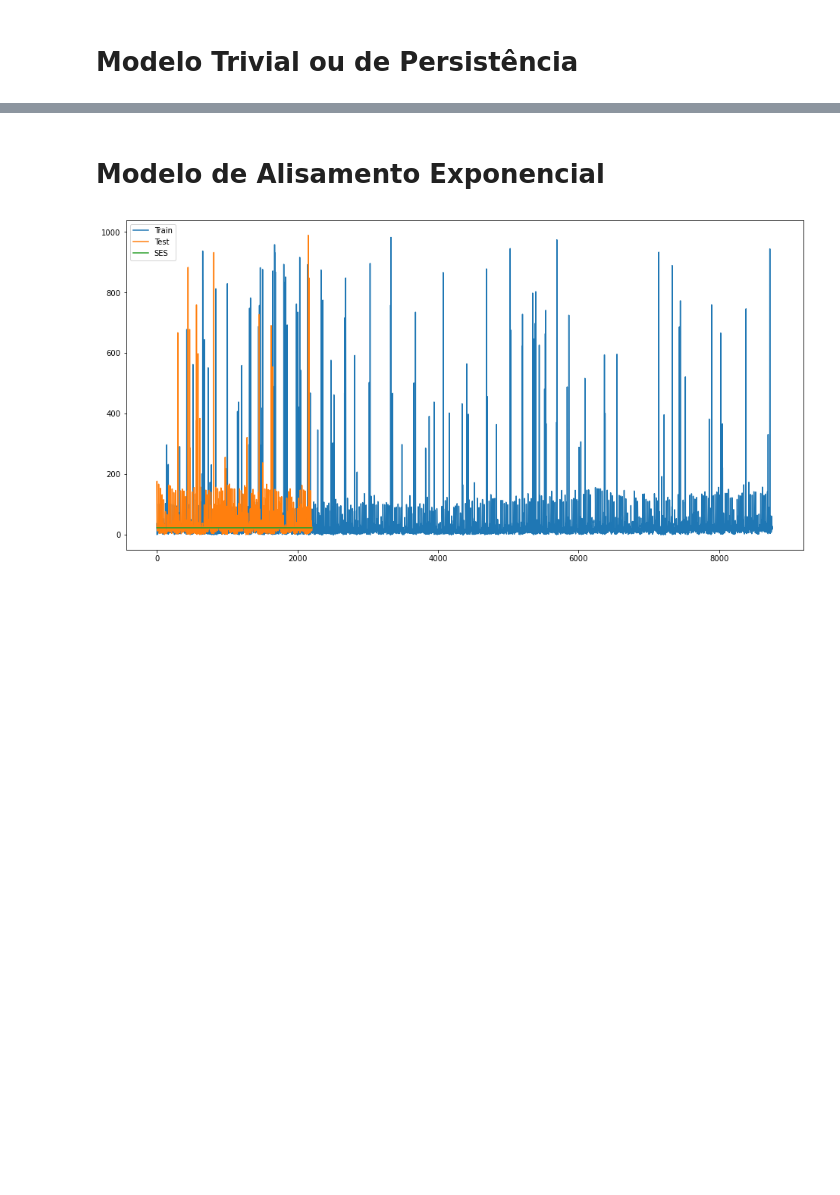
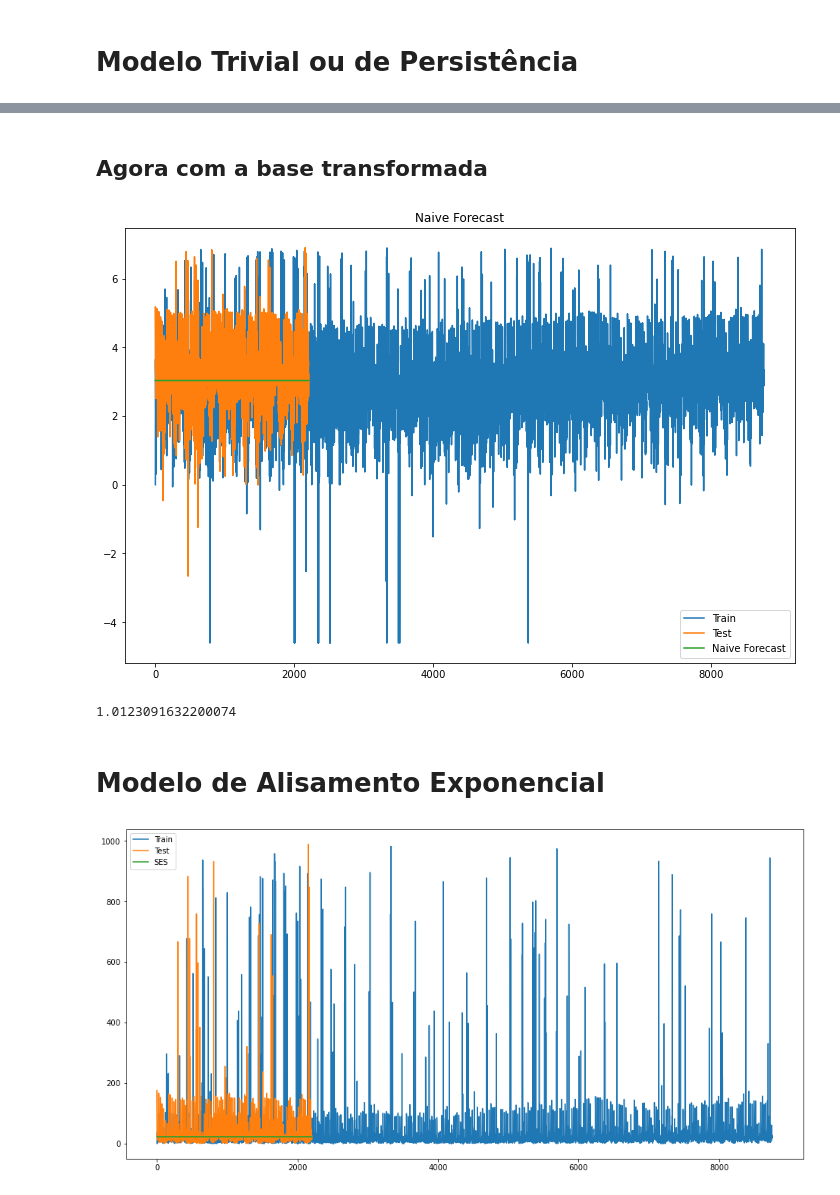
Before and after one commit to marcosvilela/modelagem-analitica-20.3, a Jupyter notebook: source/Fernando/Fernando-Parte2.ipynb, the cells around one changed output, grey strips where cells are left out. Drawn from its saved outputs; the diff is of its cells as text; code cells hidden in the pictures; blank space fills up the shorter version.

```diff
--- a/source/Fernando/Fernando-Parte2.ipynb
+++ b/source/Fernando/Fernando-Parte2.ipynb
@@ -92,0 +141,3 @@ df_test.head()
+# %%
+# a transformação
+log_data_test = np.log(hourly_mean_test['Valor']).to_frame()
@@ -119,3 +234,25 @@ print(rms)
+# %% [markdown]
+## Agora com a base transformada
+# %%
+dd = np.asarray(log_data['Valor'])
+y_hat = log_data_test.copy()
+y_hat['naive'] = dd[len(dd)-1]
+plt.figure(figsize=(12,8))
+plt.plot(log_data.index, log_data['Valor'], label='Train')
+plt.plot(log_data_test.index,log_data_test['Valor'], label='Test')
+plt.plot(y_hat.index,y_hat['naive'], label='Naive Forecast')
+plt.legend(loc='best')
+plt.title("Naive Forecast")
+plt.show()
+# %% [output]
+[figure, added]
+# %%
+from sklearn.metrics import mean_squared_error
+from math import sqrt
+rms = sqrt(mean_squared_error(log_data_test['Valor'], y_hat.naive))
+print(rms)
+# %% [output]
+1.0123091632200074
 # %% [markdown]
 # Modelo de Alisamento Exponencial
 # %%
```
Also changed, not shown: parts of 22 cells of this notebook.
